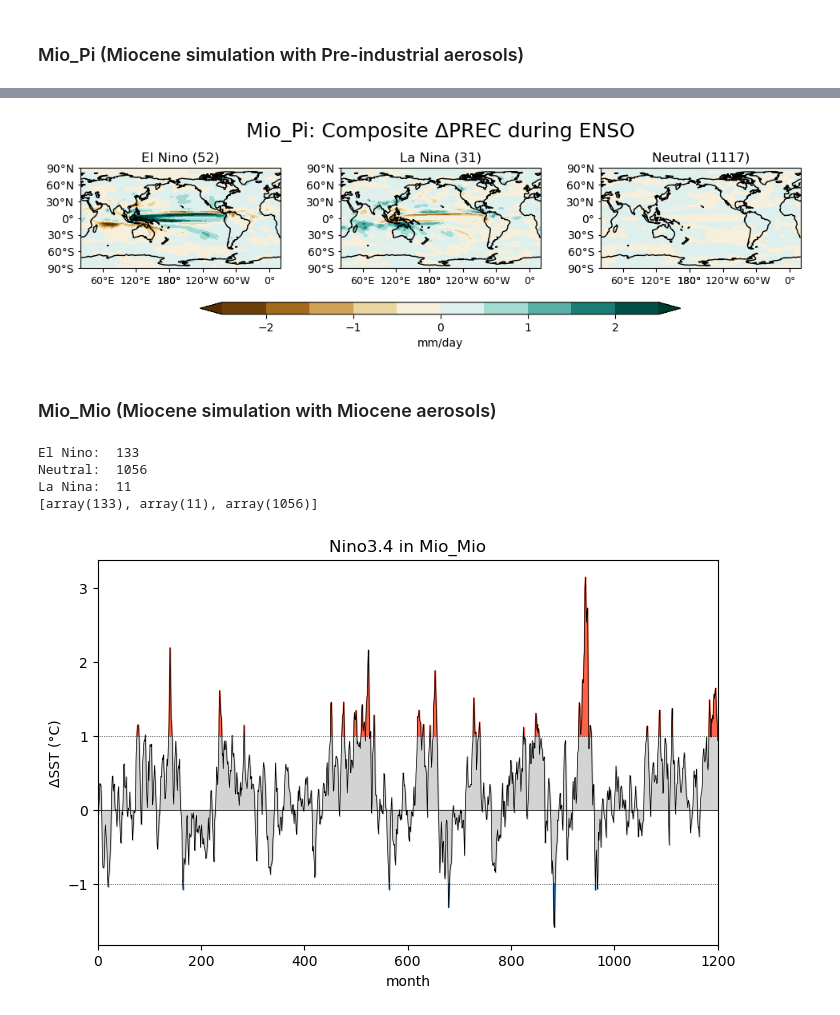
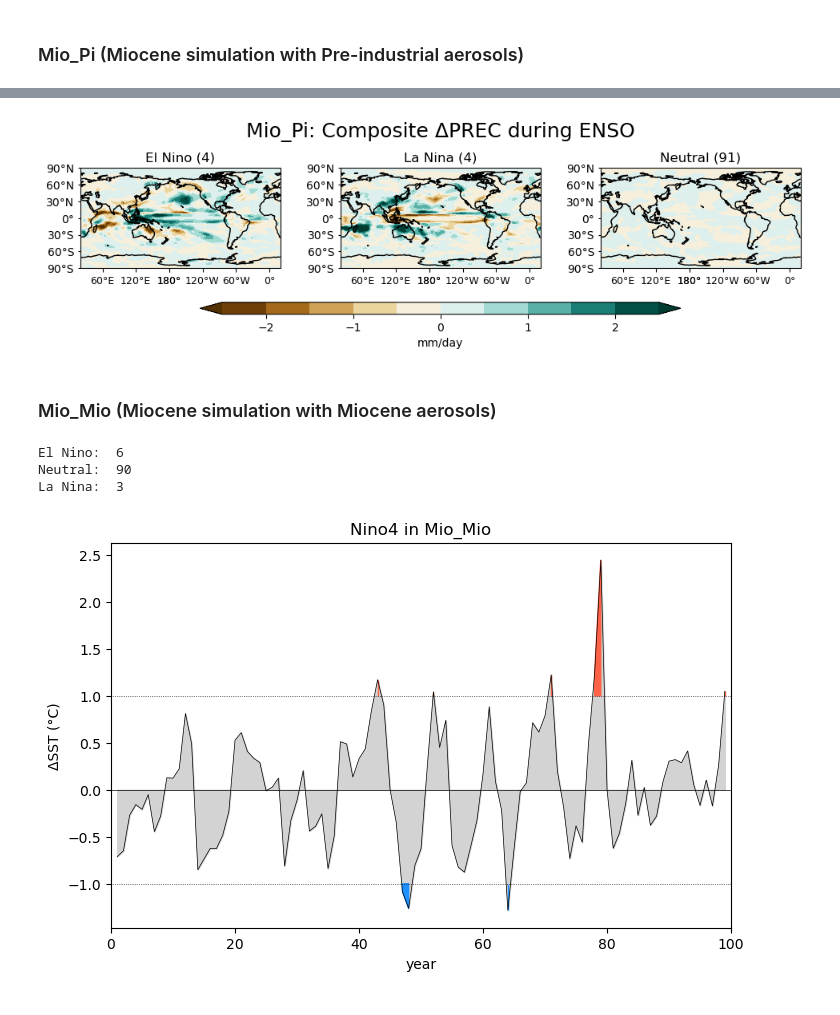
Before and after one commit to ChenPoJu/clim680, a Jupyter notebook: Assignment3/plot_3_composite.ipynb, the cells around one changed output, grey strips where cells are left out. Cells and saved outputs as stored; diff of their text form; code cells hidden in the pictures.

```diff
--- a/Assignment3/plot_3_composite.ipynb
+++ b/Assignment3/plot_3_composite.ipynb
@@ -113,0 +281,6 @@ Nino3_Mio = ts_Nino3_Mio.weighted(weights).mean(dim=['lon','lat'])
+# %%
+lon_min = 190
+lon_max = 240
+
+ts_Nino34_Pi = ts_Pi_anom.sel(lat=slice(-5, 5), lon=slice(lon_min, lon_max))
+ts_Nino34_Mio = ts_Mio_anom.sel(lat=slice(-5, 5), lon=slice(lon_min, lon_max))
@@ -113,0 +322,6 @@ Nino3_Mio = ts_Nino3_Mio.weighted(weights).mean(dim=['lon','lat'])
+# %%
+lon_min = 160
+lon_max = 210
+
+ts_Nino4_Pi = ts_Pi_anom.sel(lat=slice(-5, 5), lon=slice(lon_min, lon_max))
+ts_Nino4_Mio = ts_Mio_anom.sel(lat=slice(-5, 5), lon=slice(lon_min, lon_max))
@@ -114 +482,11 @@ Nino3_Mio = ts_Nino3_Mio.weighted(weights).mean(dim=['lon','lat'])
+# %%
+Nino4_Pi_djf = np.squeeze(Nino4_Pi_djf, axis=0)
+Nino4_Pi_djf2 = xr.DataArray(data=Nino4_Pi_djf,
+                             dims=['time'],
+                             coords=[np.arange(1,100)])
+
+Nino4_Mio_djf = np.squeeze(Nino4_Mio_djf, axis=0)
+Nino4_Mio_djf2 = xr.DataArray(data=Nino4_Mio_djf,
+                              dims=['time'],
+                              coords=[np.arange(1,100)])
 # %%
@@ -207,7 +598,7 @@ fig, axs_Pi = plt.subplots(nrows=1,ncols=3,
 axs_Pi = axs_Pi.flatten()
 
 #Loop over all of the composites and plot
-for i,enso in enumerate(comp_precip):
+for i,enso in enumerate(comp_precip_Pi):
 
         # Select the season
         data = comp_precip_Pi[i]
@@ -251,51 +642,49 @@ CB   = plt.colorbar(cs, cax = cax, orientation='horizontal', label='mm/day')
 # Add a big title at the top
 plt.suptitle('Mio_Pi: Composite ΔPREC during ENSO', y=0.53, fontsize=18) ;
 # %% [output]
-[figure, old version]
+[figure, new version]
 # %% [markdown]
 ### Mio_Mio (Miocene simulation with Miocene aerosols)
 # %%
-# --- Mio_Mio: (Nino3 index) ---
+# --- Mio_Mio: (Nino4 index) ---
 
-elnino_Mio = Nino3_Mio.where(Nino3_Mio>=1)
-lanina_Mio = Nino3_Mio.where(Nino3_Mio<=-1)
-neutral_Mio = Nino3_Mio.where(np.logical_and(Nino3_Mio>-1, Nino3_Mio<1))
+elnino_Mio = Nino4_Mio_djf2.where(Nino4_Mio_djf2>=1)
+lanina_Mio = Nino4_Mio_djf2.where(Nino4_Mio_djf2<=-1)
+neutral_Mio = Nino4_Mio_djf2.where(np.logical_and(Nino4_Mio_djf2>-1, Nino4_Mio_djf2<1))
 
 print('El Nino: ', elnino_Mio.count(dim='time').values)
 print('Neutral: ', neutral_Mio.count(dim='time').values)
 print('La Nina: ', lanina_Mio.count(dim='time').values)
 
 counts_Mio=[elnino_Mio.count(dim='time').values,
         lanina_Mio.count(dim='time').values,
         neutral_Mio.count(dim='time').values]
-print(counts_Mio)
 
 # Create the plot
 fig, ax3 = plt.subplots()
 fig.set_size_inches(8,5)
 
-ax3.set_xlabel('month')
+ax3.set_xlabel('year')
 ax3.set_ylabel('ΔSST (°C)')
-ax3.plot(np.arange(1,1201,1), Nino3_Mio, color='k', linewidth=0.5)
-plt.fill_between(np.arange(1,1201,1), Nino3_Mio, color='lightgrey')
-plt.fill_between(np.arange(1,1201,1), elnino_Mio, y2=1.0, color='tomato')
-plt.fill_between(np.arange(1,1201,1), lanina_Mio, y2=-1.0, color='dodgerblue')
+ax3.plot(np.arange(1,100,1), Nino4_Mio_djf2, color='k', linewidth=0.5)
+plt.fill_between(np.arange(1,100,1), Nino4_Mio_djf2, color='lightgrey')
+plt.fill_between(np.arange(1,100,1), elnino_Mio, y2=1.0, color='tomato')
+plt.fill_between(np.arange(1,100,1), lanina_Mio, y2=-1.0, color='dodgerblue')
 
-plt.title('Nino3.4 in Mio_Mio')
-plt.xlim(0, 1200)
+plt.title('Nino4 in Mio_Mio')
+plt.xlim(0, 100)
 
 plt.axhline(0, color='black', linewidth=0.5)
 plt.axhline(1, color='black', linewidth=0.5, linestyle='dotted')
 plt.axhline(-1, color='black', linewidth=0.5, linestyle='dotted')
 
 # Show the plot
 plt.show()
 # %% [output]
-El Nino:  133
-Neutral:  1056
-La Nina:  11
-[array(133), array(11), array(1056)]
+El Nino:  6
+Neutral:  90
+La Nina:  3
-[figure, old version]
+[figure, new version]
 # %%
 # --- (var.): precipitation ---
 
```
Also changed, not shown: parts of 33 cells of this notebook.
